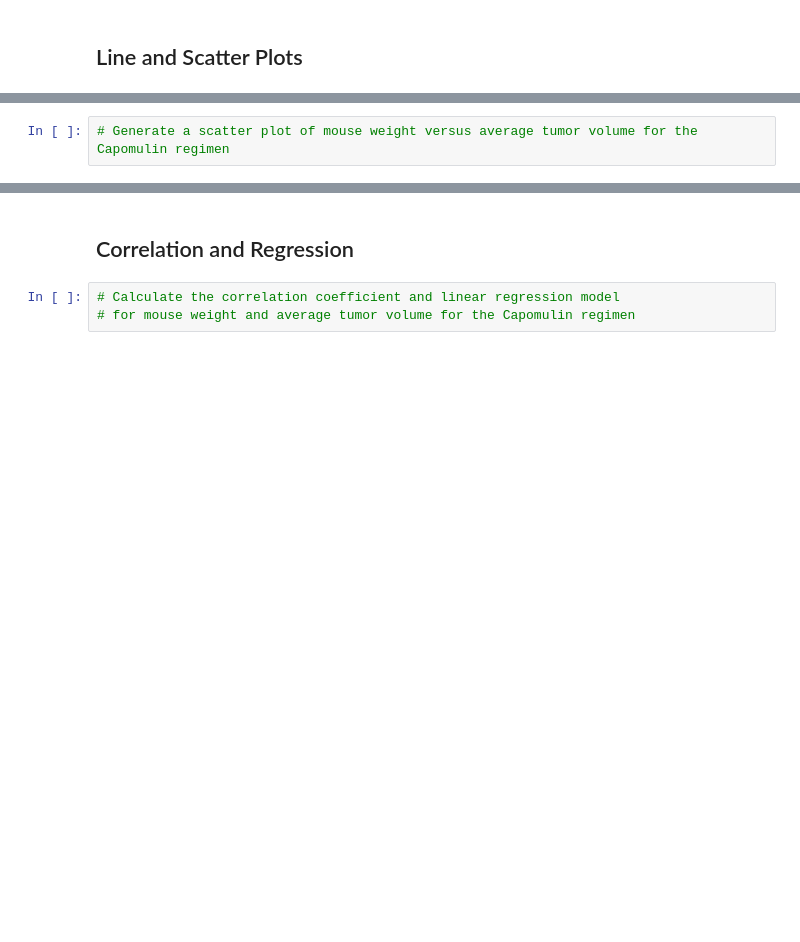
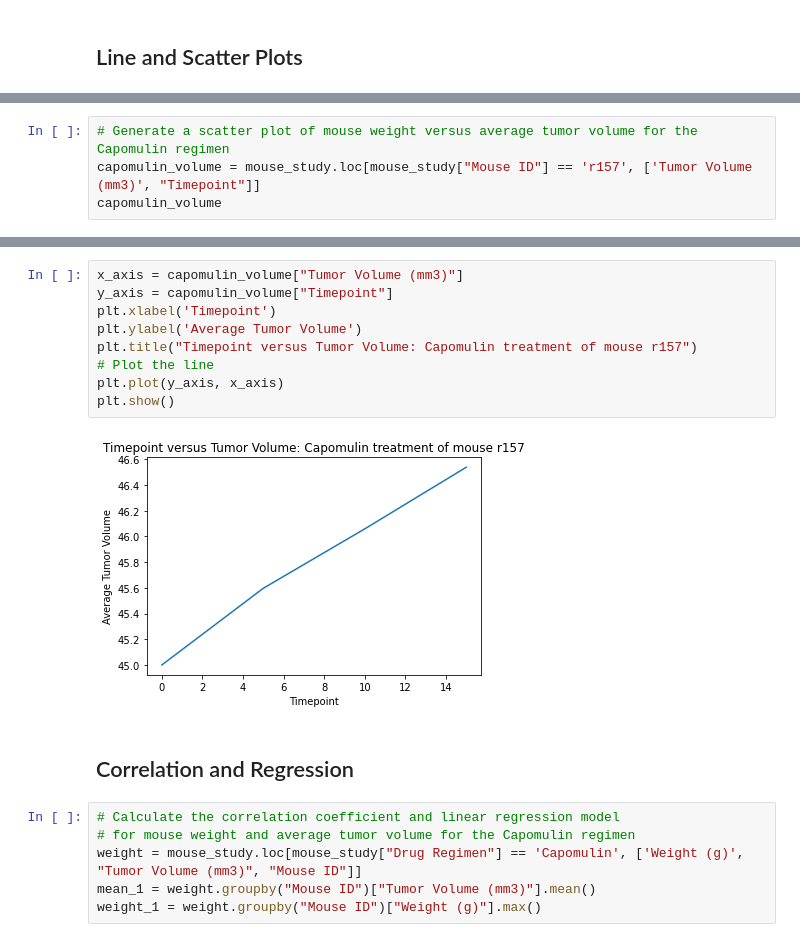
Before and after one commit to elz-harri/05-Matplotlib-Challenge, a Jupyter notebook: Pymaceuticals/matplotlib.ipynb, the cells around one changed output, grey strips where cells are left out. Drawn from its saved outputs; the diff is of its cells as text; blank space fills up the shorter version.

```diff
--- a/Pymaceuticals/matplotlib.ipynb
+++ b/Pymaceuticals/matplotlib.ipynb
@@ -228,2 +288,4 @@ sex_plot = count_sex1.plot(kind='pie', subplots=True, figsize=(11, 6), autopct='
 # %%
 # Generate a scatter plot of mouse weight versus average tumor volume for the Capomulin regimen
+capomulin_volume = mouse_study.loc[mouse_study["Mouse ID"] == 'r157', ['Tumor Volume (mm3)', "Timepoint"]]
+capomulin_volume
@@ -230,5 +298,19 @@ sex_plot = count_sex1.plot(kind='pie', subplots=True, figsize=(11, 6), autopct='
+# %%
+x_axis = capomulin_volume["Tumor Volume (mm3)"]
+y_axis = capomulin_volume["Timepoint"]
+plt.xlabel('Timepoint')
+plt.ylabel('Average Tumor Volume')
+plt.title("Timepoint versus Tumor Volume: Capomulin treatment of mouse r157")
+# Plot the line
+plt.plot(y_axis, x_axis)
+plt.show()
+# %% [output]
+[figure, added]
 # %% [markdown]
 ## Correlation and Regression
 # %%
 # Calculate the correlation coefficient and linear regression model
 # for mouse weight and average tumor volume for the Capomulin regimen
+weight = mouse_study.loc[mouse_study["Drug Regimen"] == 'Capomulin', ['Weight (g)', "Tumor Volume (mm3)", "Mouse ID"]]
+mean_1 = weight.groupby("Mouse ID")["Tumor Volume (mm3)"].mean()
+weight_1 = weight.groupby("Mouse ID")["Weight (g)"].max()
```
Also changed, not shown: parts of 10 cells of this notebook.
